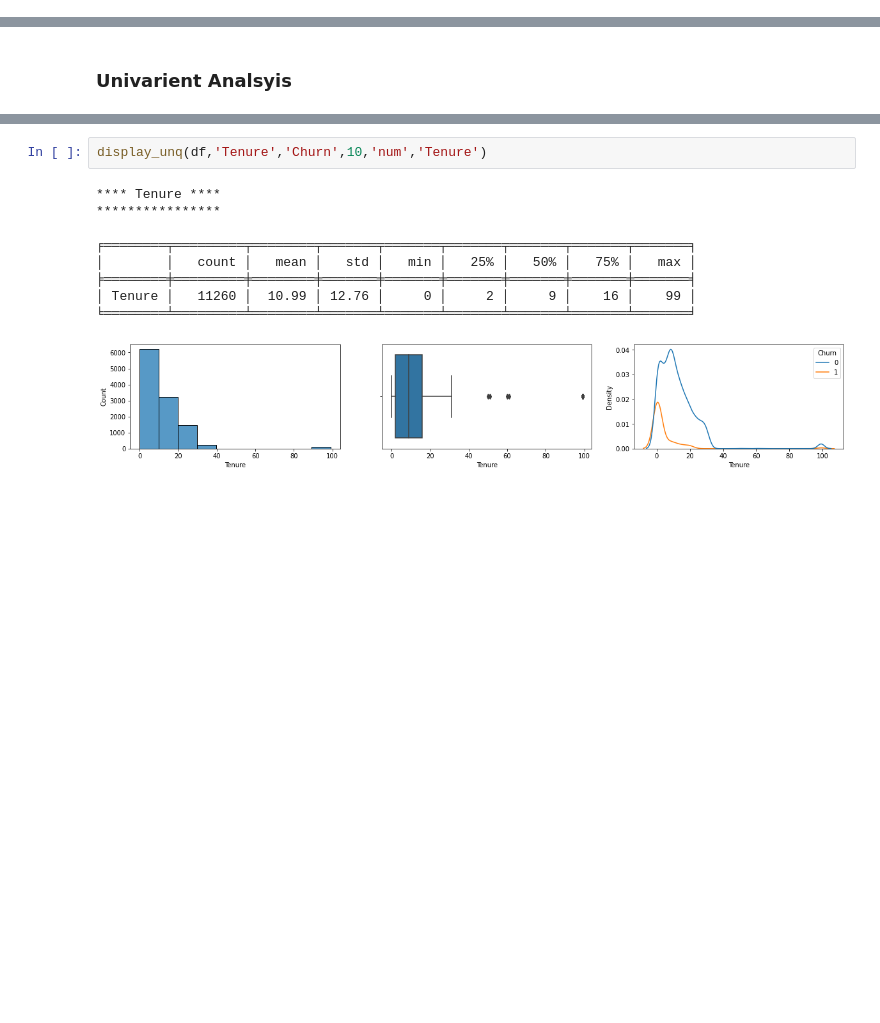
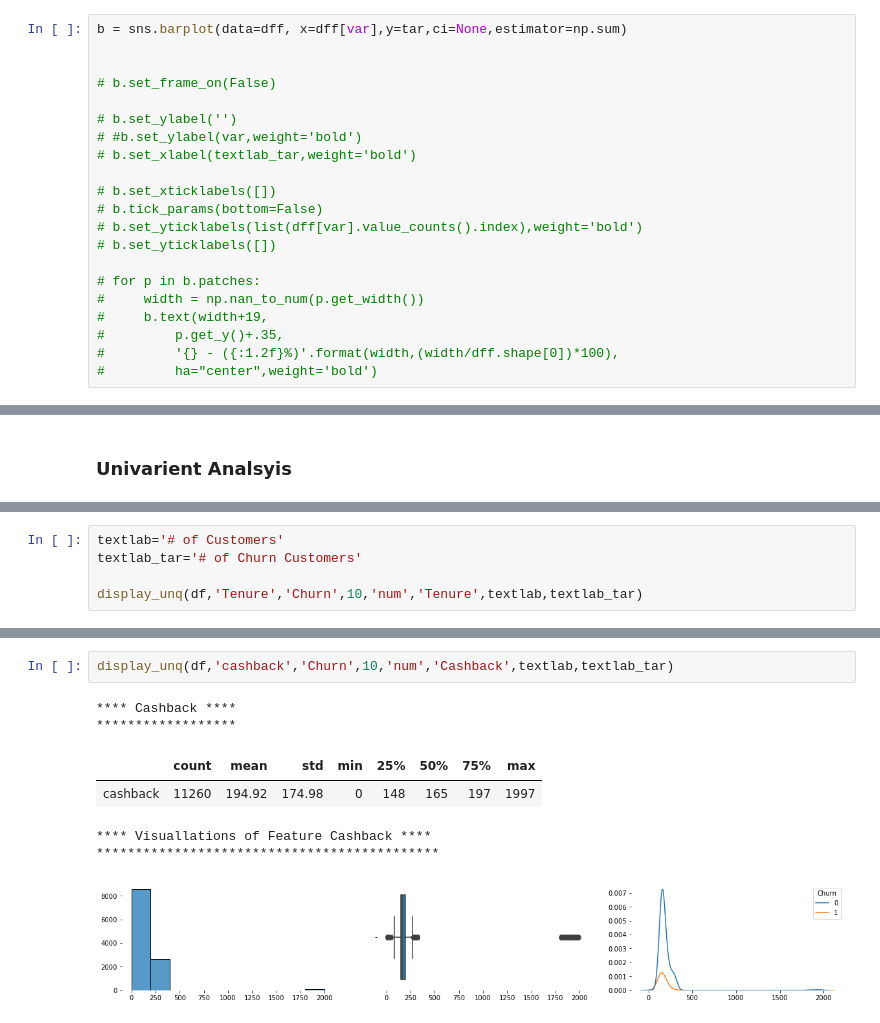
Before and after one commit to psiva2019/CustmerChurn, a Jupyter notebook: CustumerChurn.ipynb, the cells around one changed output, grey strips where cells are left out. Drawn from its saved outputs; the diff is of its cells as text; blank space fills up the shorter version.

```diff
--- a/CustumerChurn.ipynb
+++ b/CustumerChurn.ipynb
@@ -365,0 +369,21 @@ Name: Gender, Length: 11260, dtype: object
+# %%
+b = sns.barplot(data=dff, x=dff[var],y=tar,ci=None,estimator=np.sum)
+
+
+# b.set_frame_on(False)
+
+# b.set_ylabel('')
+# #b.set_ylabel(var,weight='bold')
+# b.set_xlabel(textlab_tar,weight='bold')
+
+# b.set_xticklabels([])
+# b.tick_params(bottom=False)
+# b.set_yticklabels(list(dff[var].value_counts().index),weight='bold')
+# b.set_yticklabels([])
+
+# for p in b.patches:
+#     width = np.nan_to_num(p.get_width())
+#     b.text(width+19,
+#         p.get_y()+.35,
+#         '{} - ({:1.2f}%)'.format(width,(width/dff.shape[0])*100),
+#         ha="center",weight='bold')
@@ -394,0 +486,5 @@ def display_unq(dff,var,tar,bins,typevar,tit):
+# %%
+textlab='# of Customers'
+textlab_tar='# of Churn Customers'
+
+display_unq(df,'Tenure','Churn',10,'num','Tenure',textlab,textlab_tar)
@@ -395,13 +509,11 @@ def display_unq(dff,var,tar,bins,typevar,tit):
 # %%
-display_unq(df,'Tenure','Churn',10,'num','Tenure')
+display_unq(df,'cashback','Churn',10,'num','Cashback',textlab,textlab_tar)
 # %% [output]
-**** Tenure ****
-****************
-
-╒════════╤═════════╤════════╤═══════╤═══════╤═══════╤═══════╤═══════╤═══════╕
-│        │   count │   mean │   std │   min │   25% │   50% │   75% │   max │
-╞════════╪═════════╪════════╪═══════╪═══════╪═══════╪═══════╪═══════╪═══════╡
-│ Tenure │   11260 │  10.99 │ 12.76 │     0 │     2 │     9 │    16 │    99 │
-╘════════╧═════════╧════════╧═══════╧═══════╧═══════╧═══════╧═══════╧═══════╛
+**** Cashback ****
+******************
+|  | count | mean | std | min | 25% | 50% | 75% | max |
+| cashback | 11260 | 194.92 | 174.98 | 0 | 148 | 165 | 197 | 1997 |
+**** Visuallations of Feature Cashback ****
+********************************************
-[figure, old version]
+[figure, new version]
 # %%
```
Also changed, not shown: parts of 11 cells of this notebook, 1 other file.
